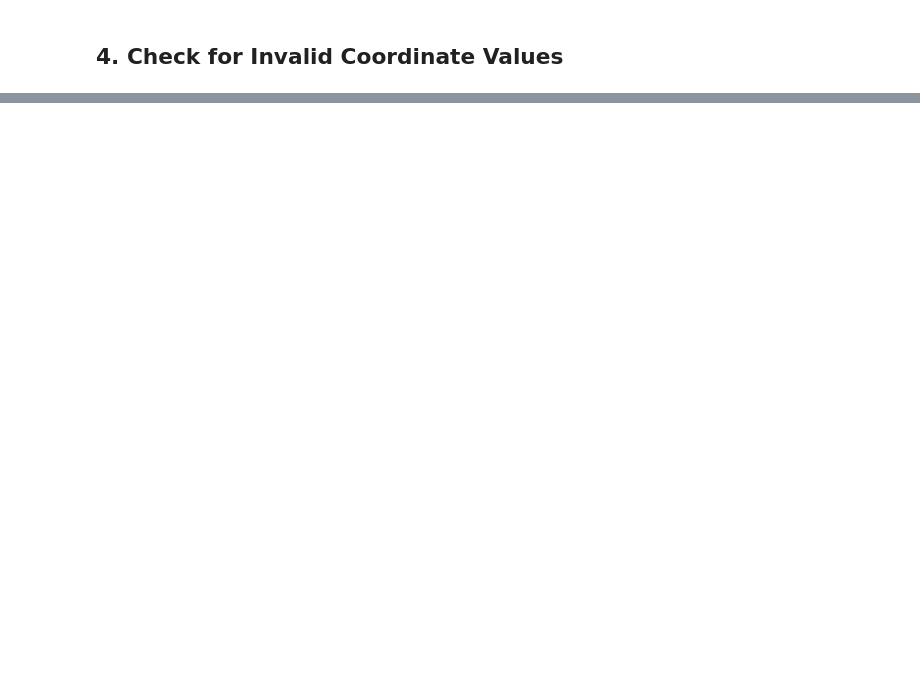
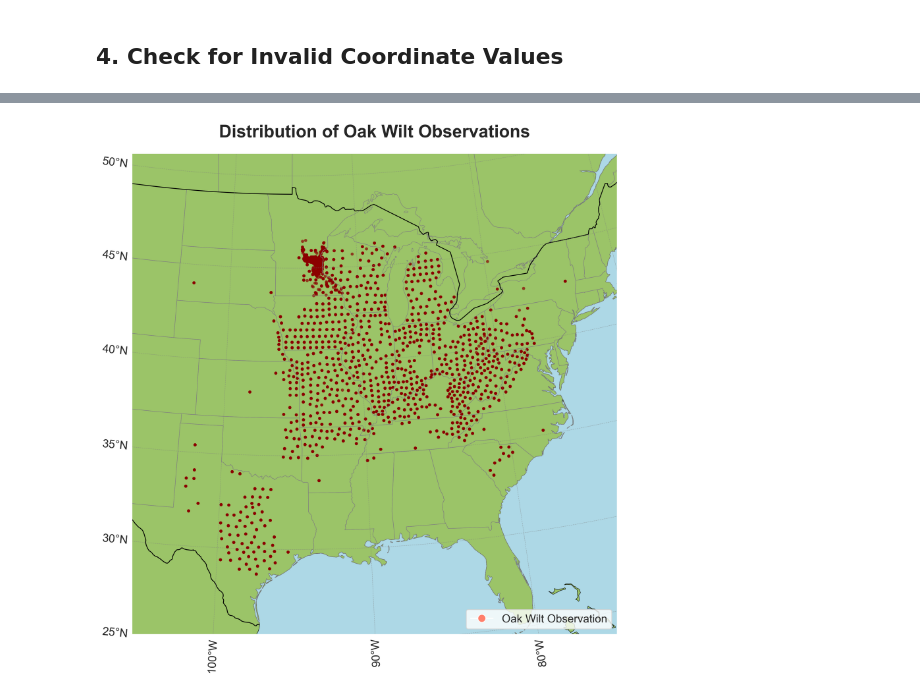
Before and after one commit to next-drought/forestai-platform-model, a Jupyter notebook: oak_wilt_data_quality.ipynb, the cells around one changed output, grey strips where cells are left out. Drawn from its saved outputs; the diff is of its cells as text; code cells hidden in the pictures; blank space fills up the shorter version.

```diff
--- a/oak_wilt_data_quality.ipynb
+++ b/oak_wilt_data_quality.ipynb
@@ -422,0 +181,65 @@ Once these issues are addressed, the dataset will be ready for mapping and spati
+# %%
+import matplotlib.pyplot as plt
+import cartopy.crs as ccrs
+import cartopy.feature as cfeature
+import numpy as np
+from scipy.stats import gaussian_kde
+
+# Filter out records with missing coordinates
+valid_coords = df.dropna(subset=['Latitude', 'Longitude'])
+
+# Create a larger figure with better resolution
+plt.figure(figsize=(14, 10), dpi=300)
+
+# Set up the map projection
+ax = plt.axes(projection=ccrs.AlbersEqualArea(central_longitude=-95, central_latitude=38))
+
+# Add map features with exact green color from your sample
+ax.add_feature(cfeature.LAND, facecolor='#9BC468')  # Your exact green color
+ax.add_feature(cfeature.OCEAN, facecolor='lightblue')
+ax.add_feature(cfeature.COASTLINE, linewidth=0.5)
+ax.add_feature(cfeature.STATES, linewidth=0.5, edgecolor='gray')
+ax.add_feature(cfeature.BORDERS, linewidth=1)
+
+# Calculate point density for color gradient (optional)
+x = valid_coords['Longitude']
+y = valid_coords['Latitude']
+xy = np.vstack([x, y])
+density = gaussian_kde(xy)(xy)
+
+# Sort points by density for better visualization
+idx = density.argsort()
+x, y, density = x.iloc[idx], y.iloc[idx], density[idx]
+
+# Plot all points with your exact coral/salmon color
+scatter = plt.scatter(valid_coords['Longitude'], valid_coords['Latitude'],
+                    alpha=0.7, c='darkred', s=15,  # Your exact coral color
+                    edgecolor='none',  # No edge color for cleaner look
+                    transform=ccrs.PlateCarree())
+
+# Set map extent to focus on the area with data
+ax.set_extent([-105, -75, 25, 50], crs=ccrs.PlateCarree())
+
+# Add gridlines with labels
+gl = ax.gridlines(draw_labels=True, linewidth=0.5, color='gray', alpha=0.5, linestyle='--')
+gl.top_labels = False
+gl.right_labels = False
+
+# Improve the labels and title
+plt.title('Distribution of Oak Wilt Observations', fontsize=22, pad=20, fontweight='bold')
+
+# Add a legend with your exact coral color
+from matplotlib.lines import Line2D
+legend_elements = [Line2D([0], [0], marker='o', color='w', markerfacecolor='#FF7F6B',
+                        markersize=10, label='Oak Wilt Observation')]
+ax.legend(handles=legend_elements, loc='lower right', fontsize=14,
+         frameon=True, facecolor='white', edgecolor='lightgray')
+
+# Adjust layout
+plt.tight_layout()
+
+# Save high-resolution image for poster
+plt.savefig('oak_wilt_distribution_map.png', dpi=300, bbox_inches='tight')
+plt.show()
+# %% [output]
+[figure, added]
```
Also changed, not shown: parts of 39 cells of this notebook, 1 other file.
